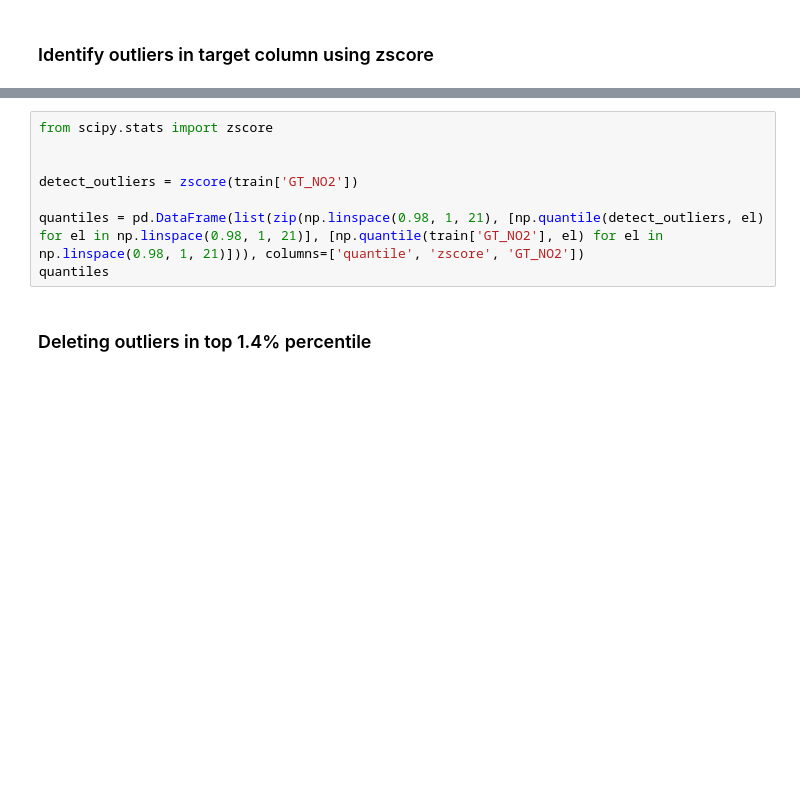
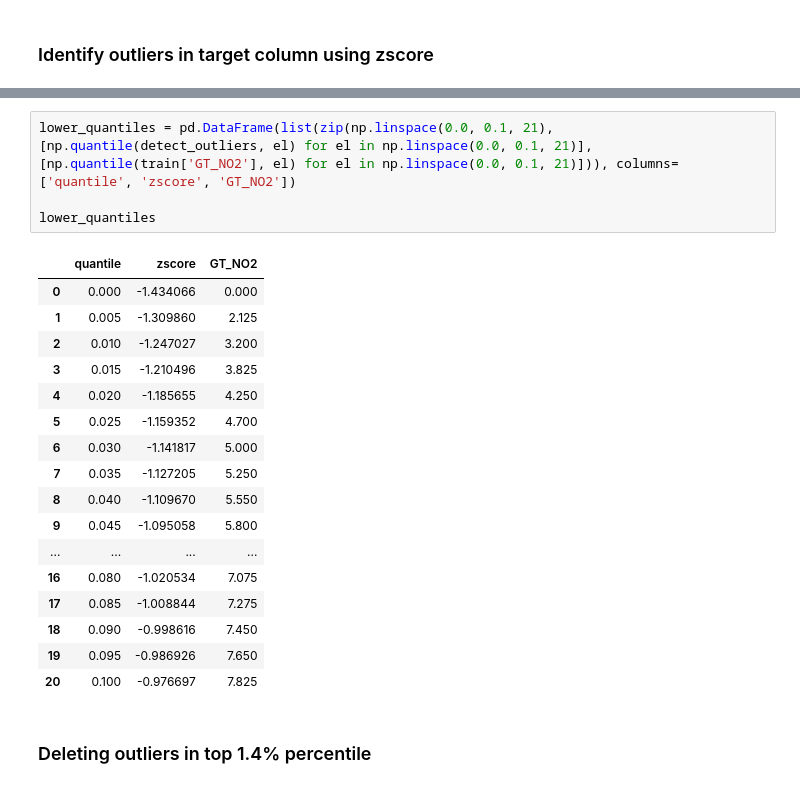
Before and after one commit to HubertKlosowski/Zindi_2, a Jupyter notebook: know_data.ipynb, the cells around one changed output, grey strips where cells are left out. Saved outputs shown, nothing was run; the diff lists cells and outputs as text; blank space fills up the shorter version.

```diff
--- a/know_data.ipynb
+++ b/know_data.ipynb
@@ -156,11 +280,25 @@ train['GT_NO2'].plot(kind='hist')
 # %%
-from scipy.stats import zscore
+lower_quantiles = pd.DataFrame(list(zip(np.linspace(0.0, 0.1, 21), [np.quantile(detect_outliers, el) for el in np.linspace(0.0, 0.1, 21)], [np.quantile(train['GT_NO2'], el) for el in np.linspace(0.0, 0.1, 21)])), columns=['quantile', 'zscore', 'GT_NO2'])
 
-
-detect_outliers = zscore(train['GT_NO2'])
-
-quantiles = pd.DataFrame(list(zip(np.linspace(0.98, 1, 21), [np.quantile(detect_outliers, el) for el in np.linspace(0.98, 1, 21)], [np.quantile(train['GT_NO2'], el) for el in np.linspace(0.98, 1, 21)])), columns=['quantile', 'zscore', 'GT_NO2'])
-quantiles
+lower_quantiles
+# %% [output]
+|  | quantile | zscore | GT_NO2 |
+| 0 | 0.000 | -1.434066 | 0.000 |
+| 1 | 0.005 | -1.309860 | 2.125 |
+| 2 | 0.010 | -1.247027 | 3.200 |
+| 3 | 0.015 | -1.210496 | 3.825 |
+| 4 | 0.020 | -1.185655 | 4.250 |
+| 5 | 0.025 | -1.159352 | 4.700 |
+| 6 | 0.030 | -1.141817 | 5.000 |
+| 7 | 0.035 | -1.127205 | 5.250 |
+| 8 | 0.040 | -1.109670 | 5.550 |
+| 9 | 0.045 | -1.095058 | 5.800 |
+| ... | ... | ... | ... |
+| 16 | 0.080 | -1.020534 | 7.075 |
+| 17 | 0.085 | -1.008844 | 7.275 |
+| 18 | 0.090 | -0.998616 | 7.450 |
+| 19 | 0.095 | -0.986926 | 7.650 |
+| 20 | 0.100 | -0.976697 | 7.825 |
 # %% [markdown]
 ### Deleting outliers in top 1.4% percentile
 # %%
```
Also changed, not shown: parts of 36 cells of this notebook, 3 other files.
